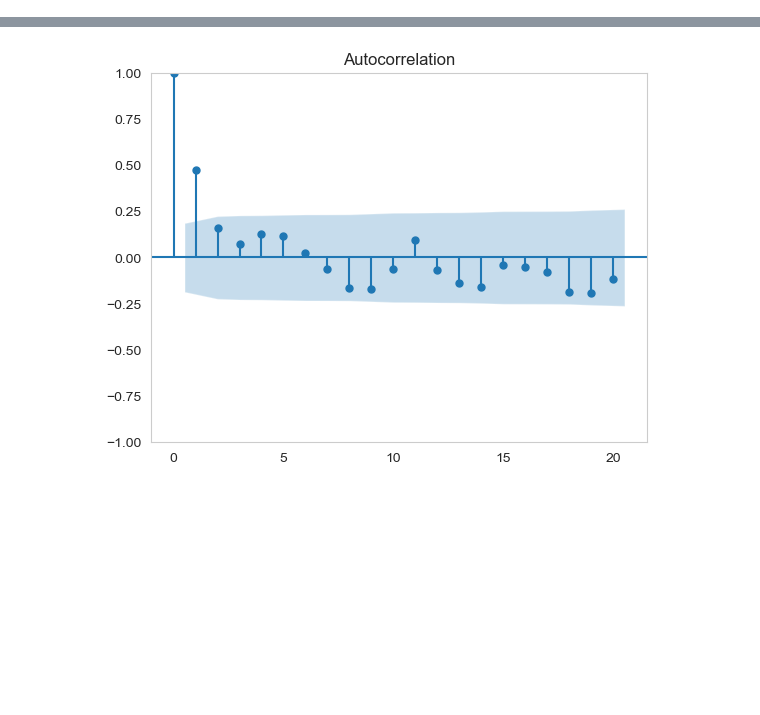
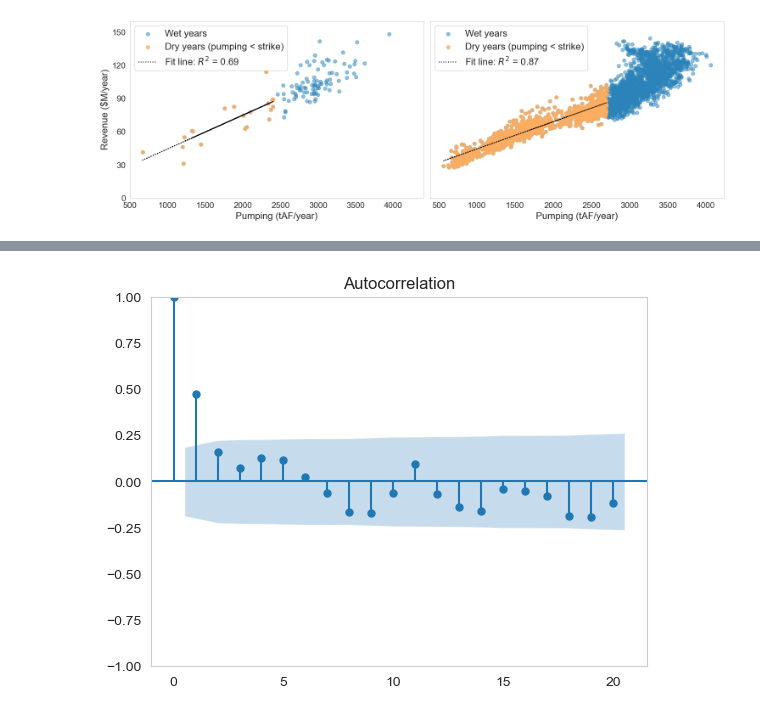
Before and after one commit to dlkency/CALFEWS_waterFutures, a Jupyter notebook: postprocess_district_rev.ipynb, the cells around one changed output, grey strips where cells are left out. Drawn from its saved outputs; the diff is of its cells as text; code cells hidden in the pictures; blank space fills up the shorter version.

```diff
--- a/postprocess_district_rev.ipynb
+++ b/postprocess_district_rev.ipynb
@@ -214,0 +182,67 @@ Strike: 1381.6898313258296
+# %%
+import pandas as pd
+import numpy as np
+import matplotlib.pyplot as plt
+
+# ----------- First Plot: 110-year Historical Data ------------
+revenue_file = 'plots/pumping_vs_revenue_KCWA_110yr.csv'
+Yearly_revenue = pd.read_csv(revenue_file)
+
+x_threshold = 2704 * 0.9
+filtered_data_110 = Yearly_revenue[Yearly_revenue['Total Pumping'] < x_threshold]
+x_110 = filtered_data_110['Total Pumping']
+y_110 = filtered_data_110['Annual Revenue']
+
+slope_110, intercept_110 = np.polyfit(x_110, y_110, 1)
+line_110 = slope_110 * x_110 + intercept_110
+r_squared_110 = np.corrcoef(x_110, y_110)[0, 1] ** 2
+
+# ----------- Second Plot: 2-year Synthetic Data ------------
+read_file = 'plots/pumping_vs_revenue_KCWA_3yr.csv'
+revenue_3y = pd.read_csv(read_file, index_col=0, parse_dates=True)
+
+revenue_3y['GroupNumber'] = revenue_3y.groupby(['Year', 'Simulation']).cumcount() + 1
+group_sorted_2yr = revenue_3y[revenue_3y['GroupNumber'] == 1]
+
+x_2yr = group_sorted_2yr['Total Pumping']
+y_2yr = group_sorted_2yr['Total Annual Revenue']
+x_threshold_2yr = 2700
+
+filtered_2yr = group_sorted_2yr[x_2yr < x_threshold_2yr]
+x_2yr_filt = filtered_2yr['Total Pumping']
+y_2yr_filt = filtered_2yr['Total Annual Revenue']
+
+slope_2yr, intercept_2yr = np.polyfit(x_2yr_filt, y_2yr_filt, 1)
+line_2yr = slope_2yr * x_2yr_filt + intercept_2yr
+r_squared_2yr = np.corrcoef(x_2yr_filt, y_2yr_filt)[0, 1] ** 2
+
+# ----------- Combined Plot ------------
+fig, axs = plt.subplots(1, 2, figsize=(15, 5), sharey=True)
+
+# --- Left subplot: 110-year ---
+axs[0].scatter(Yearly_revenue['Total Pumping'], Yearly_revenue['Annual Revenue'], color = '#2b83ba', alpha=0.5, label='Wet years')
+axs[0].scatter(x_110, y_110, color= '#fdae61',  alpha=0.8, label='Dry years (pumping < strike)')
+axs[0].plot(x_110, line_110, 'black', linestyle=':', label=f'Fit line: $R^2$ = {r_squared_110:.2f}')
+axs[0].set_xlabel("Pumping (tAF/year)", fontsize=16)
+axs[0].set_ylabel("Revenue ($M/year)", fontsize=16)
+axs[0].set_xlim(500, 4400)
+axs[0].set_ylim(50, 160)
+axs[0].set_yticks(np.arange(0, 160, 30))
+axs[0].tick_params(axis='both', labelsize=14)
+axs[0].legend(fontsize=16)
+axs[0].grid(False)
+
+# --- Right subplot: 2-year synthetic ---
+axs[1].scatter(x_2yr, y_2yr,color = '#2b83ba',  alpha=0.5, label='Wet years')
+axs[1].scatter(x_2yr_filt, y_2yr_filt, color= '#fdae61', alpha=0.8, label='Dry years (pumping < strike)')
+axs[1].plot(x_2yr_filt, line_2yr, 'black', linestyle=':', label=f'Fit line: $R^2$ = {r_squared_2yr:.2f}')
+axs[1].set_xlabel("Pumping (tAF/year)", fontsize=16)
+axs[1].tick_params(axis='both', labelsize=14)
+axs[1].legend(fontsize=16)
+axs[1].grid(False)
+
+plt.tight_layout()
+# plt.savefig("plots/combined_basis_risk_KCWA.png", dpi=300)
+plt.show()
+# %% [output]
+[figure, added]
```
Also changed, not shown: parts of 52 cells of this notebook, 26 other files.
